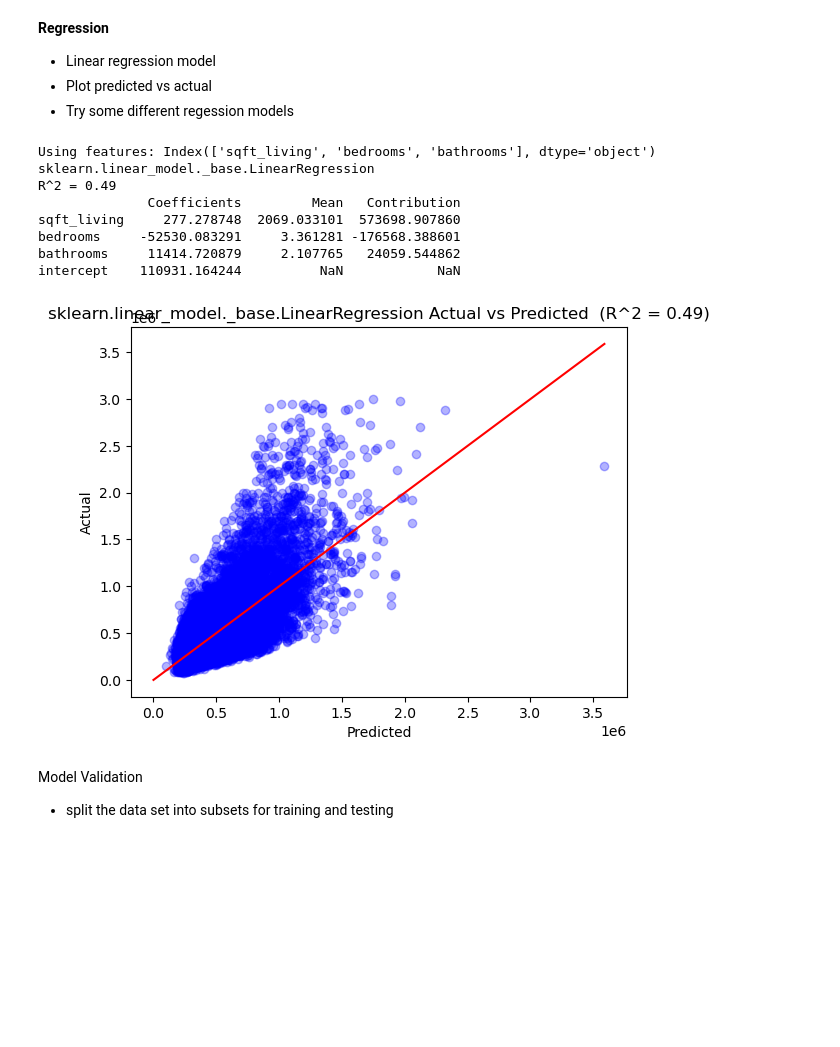
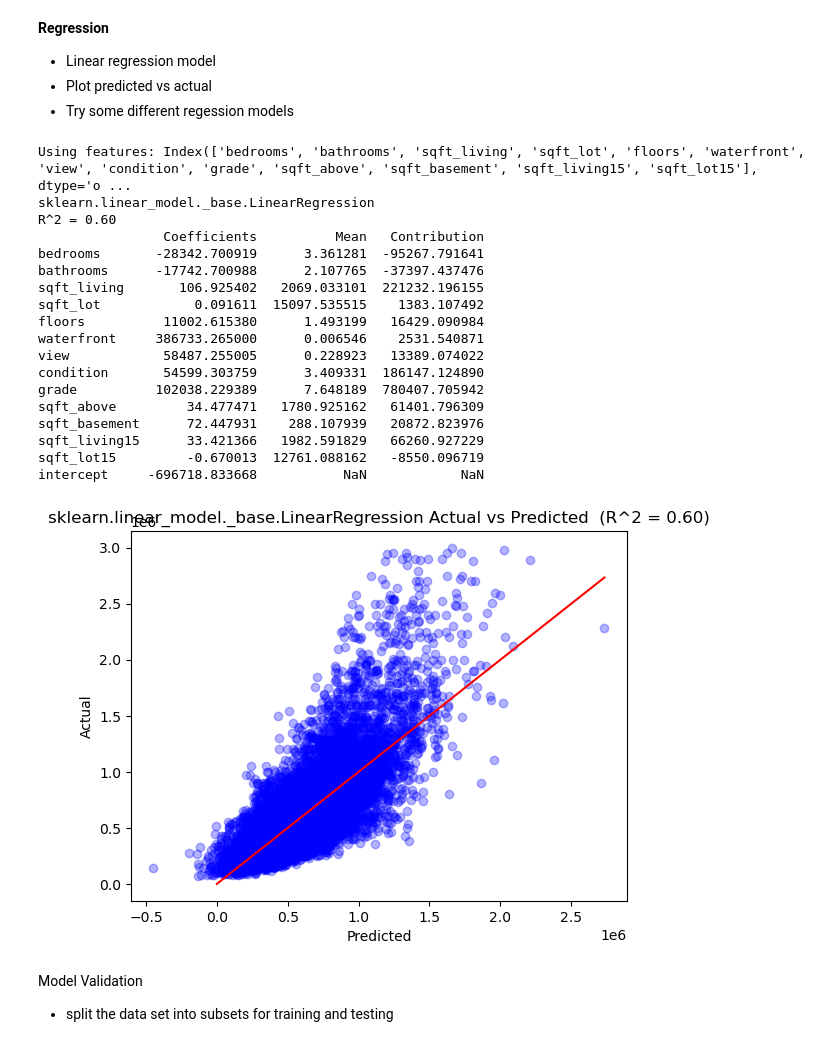
Before and after one commit to bu-cds-omds/dx602-examples, a Jupyter notebook: week12/examples-week-12.ipynb, the cells around one changed output. Cells and saved outputs as stored; diff of their text form; code cells hidden in the pictures; blank space fills up the shorter version.

```diff
--- a/week12/examples-week-12.ipynb
+++ b/week12/examples-week-12.ipynb
@@ -71,41 +83,51 @@ def show_model_details(model, features, target):
 # %%
 # remove some outliers:
 df_house_data_cleaned = df_house_data.query('bedrooms <= 7').query('price < 3000000')
 
 target = df_house_data_cleaned['price']
 # # try with just a few columns, add and re-run the model
 # features = df_house_data[[ 'bedrooms']]
-features = df_house_data_cleaned[['sqft_living', 'bedrooms', 'bathrooms', ]]
-# features = df_house_data.drop(columns=['date', 'yr_built', 'yr_renovated',
-#                                         'zipcode','lat', 'long', 'price',], axis=1)
+# features = df_house_data_cleaned[['sqft_living', 'bedrooms', 'bathrooms', ]]
+features = df_house_data_cleaned.drop(columns=['date', 'yr_built', 'yr_renovated',
+                                        'zipcode','lat', 'long', 'price',], axis=1)
 print(f'Using features: {features.columns}')
 
 # # linear regression model
 model = sklearn.linear_model.LinearRegression()
 model.fit(features, target)
 
 # gradient boosting regression model
 # model = sklearn.ensemble.GradientBoostingRegressor()
 # model.fit(features, target)
 
 # model = sklearn.ensemble.HistGradientBoostingRegressor()
 # model.fit(features, target)
 
 # model = sklearn.tree.DecisionTreeRegressor()
 # model.fit(features, target)
 
 show_model_details(model, features, target)
 plot_model(model, features, target)
 # %% [output]
-Using features: Index(['sqft_living', 'bedrooms', 'bathrooms'], dtype='object')
+Using features: Index(['bedrooms', 'bathrooms', 'sqft_living', 'sqft_lot', 'floors', 'waterfront', 'view', 'condition', 'grade', 'sqft_above', 'sqft_basement', 'sqft_living15', 'sqft_lot15'], dtype='o ...
 sklearn.linear_model._base.LinearRegression
-R^2 = 0.49
-              Coefficients         Mean   Contribution
-sqft_living     277.278748  2069.033101  573698.907860
-bedrooms     -52530.083291     3.361281 -176568.388601
-bathrooms     11414.720879     2.107765   24059.544862
-intercept    110931.164244          NaN            NaN
+R^2 = 0.60
+                Coefficients          Mean   Contribution
+bedrooms       -28342.700919      3.361281  -95267.791641
+bathrooms      -17742.700988      2.107765  -37397.437476
+sqft_living       106.925402   2069.033101  221232.196155
+sqft_lot            0.091611  15097.535515    1383.107492
+floors          11002.615380      1.493199   16429.090984
+waterfront     386733.265000      0.006546    2531.540871
+view            58487.255005      0.228923   13389.074022
+condition       54599.303759      3.409331  186147.124890
+grade          102038.229389      7.648189  780407.705942
+sqft_above         34.477471   1780.925162   61401.796309
+sqft_basement      72.447931    288.107939   20872.823976
+sqft_living15      33.421366   1982.591829   66260.927229
+sqft_lot15         -0.670013  12761.088162   -8550.096719
+intercept     -696718.833668           NaN            NaN
-[figure, old version]
+[figure, new version]
 # %% [markdown]
 Model Validation
 - split the data set into subsets for training and testing
```
Also changed, not shown: parts of 4 cells of this notebook.
